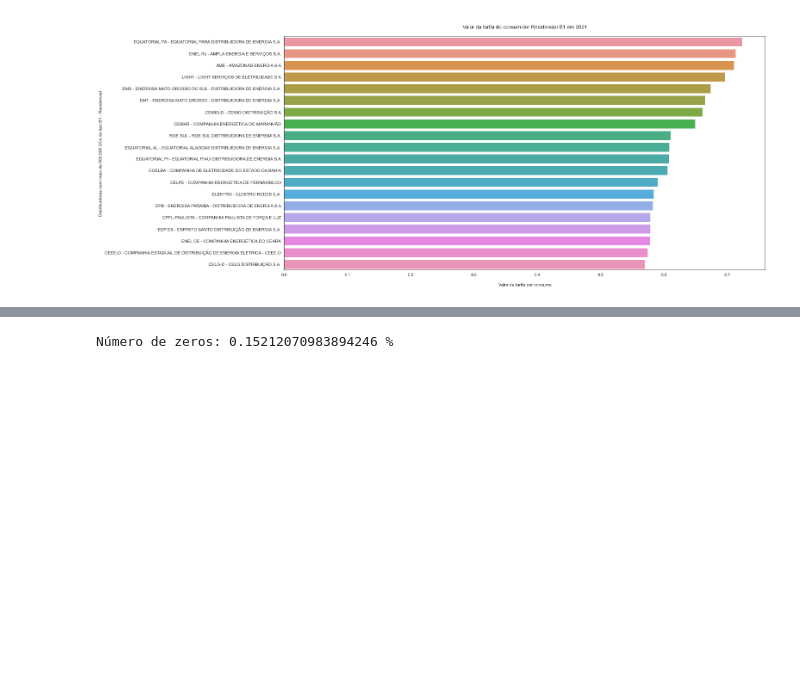
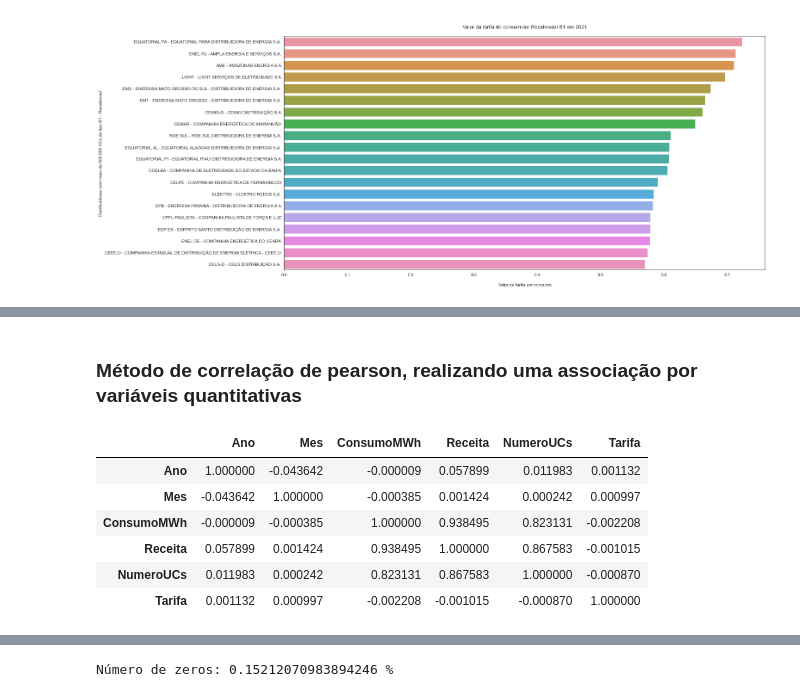
Before and after one commit to viniciusgribas/Projeto_Teste_Mercado_ANEEL, a Jupyter notebook: Projeto Teste.ipynb, the cells around one changed output, grey strips where cells are left out. Drawn from its saved outputs; the diff is of its cells as text; code cells hidden in the pictures; blank space fills up the shorter version.

Commit message:
Atualizações no código. Falta a busca por um método preditivo

```diff
--- a/Projeto Teste.ipynb
+++ b/Projeto Teste.ipynb
@@ -376,0 +392,14 @@ samp2["Tarifa"] = samp2["Tarifa"]/1000
+# %% [markdown]
+### Método de correlação de pearson, realizando uma associação por variáveis quantitativas
+# %%
+samp_pearson = samp2.corr(method='pearson')
+# %%
+samp_pearson
+# %% [output]
+|  | Ano | Mes | ConsumoMWh | Receita | NumeroUCs | Tarifa |
+| Ano | 1.000000 | -0.043642 | -0.000009 | 0.057899 | 0.011983 | 0.001132 |
+| Mes | -0.043642 | 1.000000 | -0.000385 | 0.001424 | 0.000242 | 0.000997 |
+| ConsumoMWh | -0.000009 | -0.000385 | 1.000000 | 0.938495 | 0.823131 | -0.002208 |
+| Receita | 0.057899 | 0.001424 | 0.938495 | 1.000000 | 0.867583 | -0.001015 |
+| NumeroUCs | 0.011983 | 0.000242 | 0.823131 | 0.867583 | 1.000000 | -0.000870 |
+| Tarifa | 0.001132 | 0.000997 | -0.002208 | -0.001015 | -0.000870 | 1.000000 |
```
Also changed, not shown: parts of 41 cells of this notebook.
